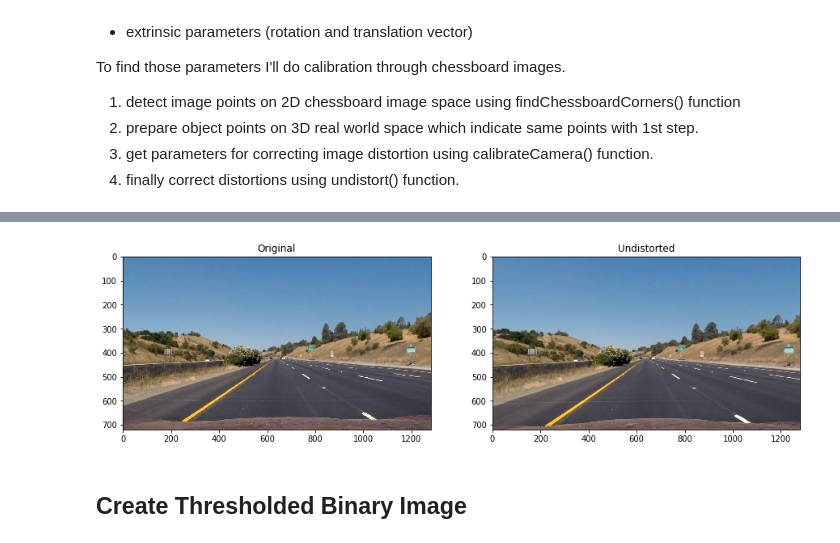
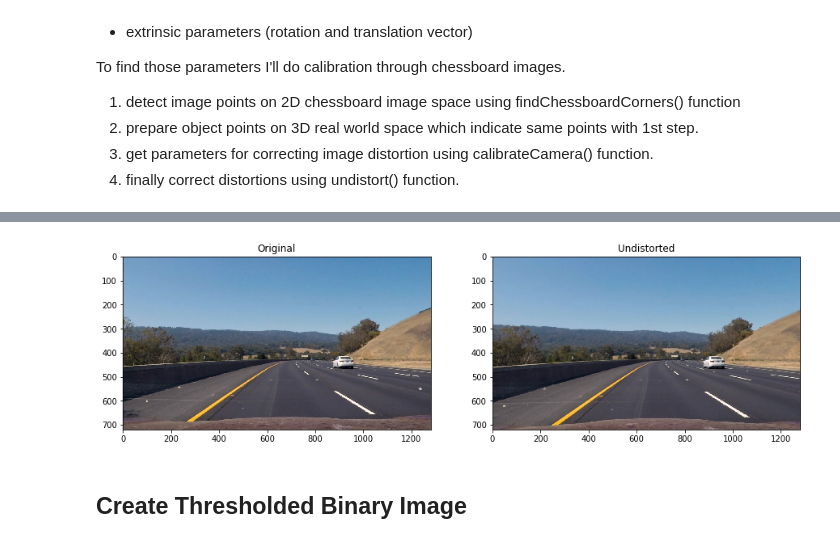
Before and after one commit to MasanaoMatsuda/finding-lane-lines, a Jupyter notebook: AdvancedLaneFinding/AdvancedLaneFinding.ipynb, the cells around one changed output, grey strips where cells are left out. Cells and saved outputs as stored; diff of their text form; code cells hidden in the pictures.

```diff
--- a/AdvancedLaneFinding/AdvancedLaneFinding.ipynb
+++ b/AdvancedLaneFinding/AdvancedLaneFinding.ipynb
@@ -117,10 +114,10 @@ arrange_side_by_side(cimg, undist_cimg, 'Original', 'Undistorted')
 # %%
 # correct distortion of road image
-rimg = mpimg.imread('test_images/straight_lines1.jpg')
+rimg = mpimg.imread('test_images/test3.jpg')
 undist_rimg = cv2.undistort(rimg, cam_mtx, dist_coeff)
 arrange_side_by_side(rimg, undist_rimg, 'Original', 'Undistorted')
 # %% [output]
-[figure, old version]
+[figure, new version]
 # %% [markdown]
 ## Create Thresholded Binary Image
 # %%
```
Also changed, not shown: parts of 14 cells of this notebook, 1 other file.
